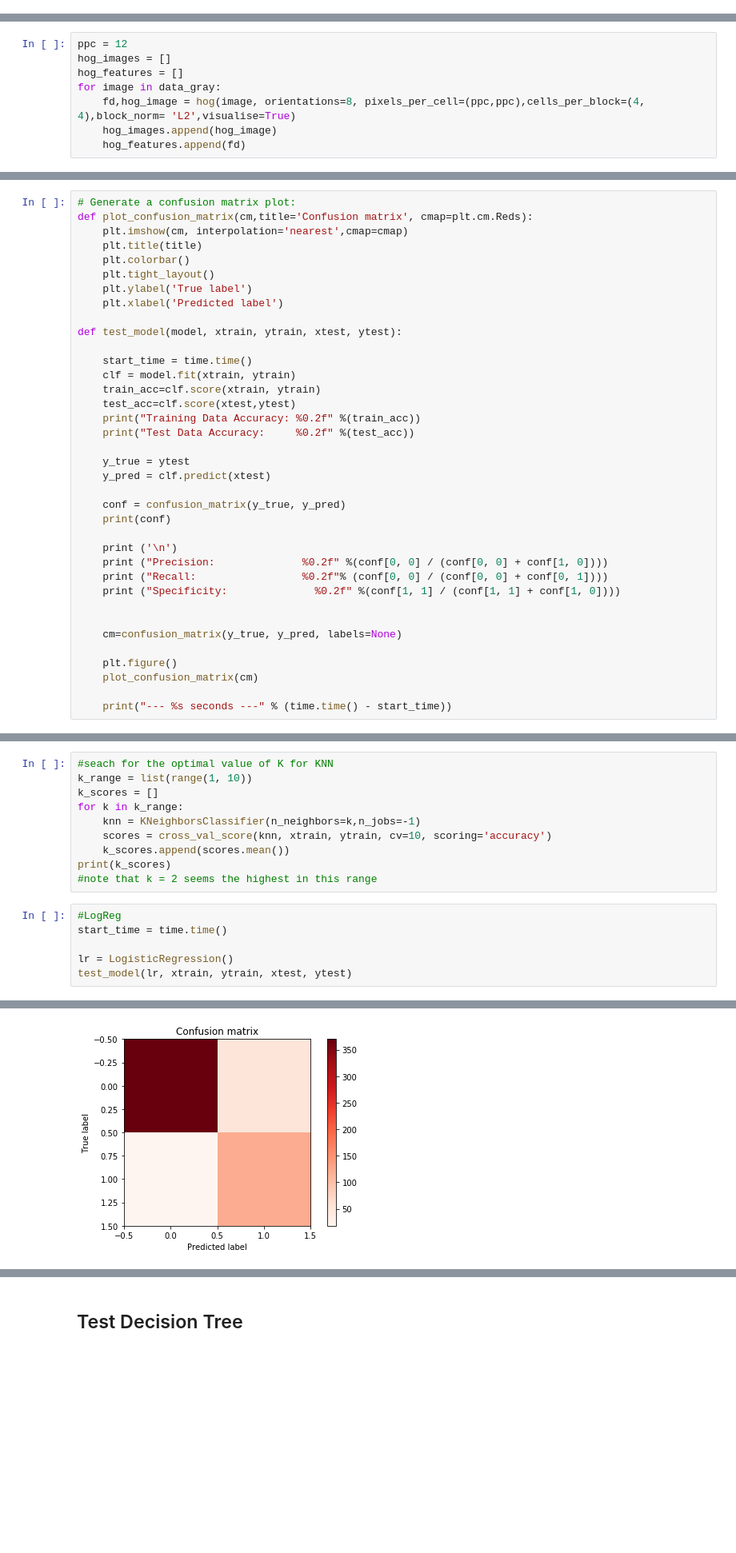
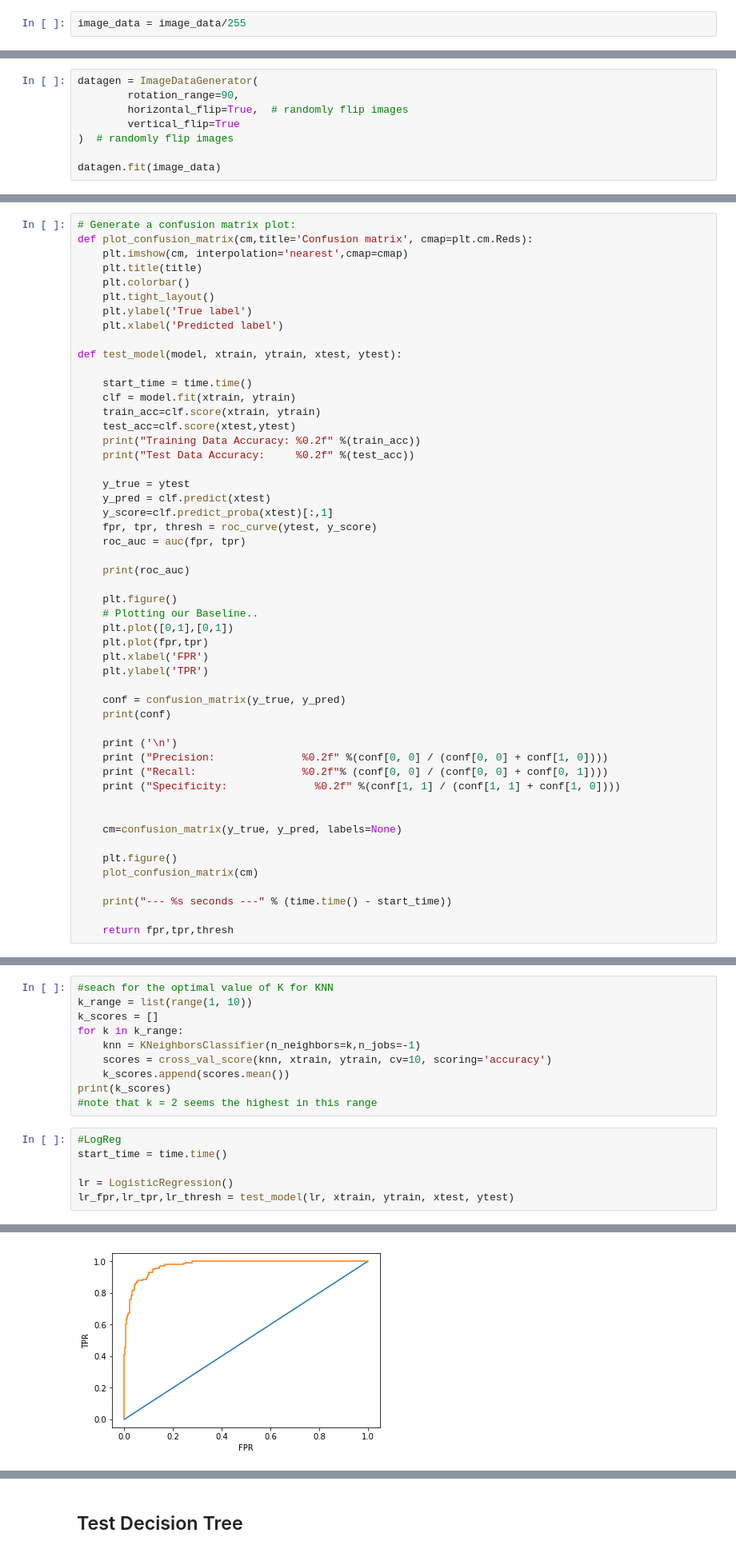
Before and after one commit to NourO93/shipsnet, a Jupyter notebook: Step1-processing-&-model-evaluation.ipynb, the cells around one changed output, grey strips where cells are left out. Shown at 80% size. Drawn from its saved outputs; the diff is of its cells as text; blank space fills up the shorter version.

```diff
--- a/Step1-processing-&-model-evaluation.ipynb
+++ b/Step1-processing-&-model-evaluation.ipynb
@@ -145,0 +120,2 @@ plotHistogram(image_data[-9])
+# %%
+image_data = image_data/255
@@ -145,0 +127,8 @@ plotHistogram(image_data[-9])
+# %%
+datagen = ImageDataGenerator(
+        rotation_range=90,
+        horizontal_flip=True,  # randomly flip images
+        vertical_flip=True
+)  # randomly flip images
+
+datagen.fit(image_data)
@@ -168,8 +143,0 @@ plt.imshow(data_gray[51])
-# %%
-ppc = 12
-hog_images = []
-hog_features = []
-for image in data_gray:
-    fd,hog_image = hog(image, orientations=8, pixels_per_cell=(ppc,ppc),cells_per_block=(4, 4),block_norm= 'L2',visualise=True)
-    hog_images.append(hog_image)
-    hog_features.append(fd)
@@ -227,6 +234,18 @@ def test_model(model, xtrain, ytrain, xtest, ytest):
 
     y_true = ytest
     y_pred = clf.predict(xtest)
+    y_score=clf.predict_proba(xtest)[:,1]
+    fpr, tpr, thresh = roc_curve(ytest, y_score)
+    roc_auc = auc(fpr, tpr)
+
+    print(roc_auc)
+
+    plt.figure()
+    # Plotting our Baseline..
+    plt.plot([0,1],[0,1])
+    plt.plot(fpr,tpr)
+    plt.xlabel('FPR')
+    plt.ylabel('TPR')
 
     conf = confusion_matrix(y_true, y_pred)
     print(conf)
@@ -243,3 +262,5 @@ def test_model(model, xtrain, ytrain, xtest, ytest):
     plot_confusion_matrix(cm)
 
     print("--- %s seconds ---" % (time.time() - start_time))
+
+    return fpr,tpr,thresh
@@ -277,6 +359,6 @@ print(k_scores)
 start_time = time.time()
 
 lr = LogisticRegression()
-test_model(lr, xtrain, ytrain, xtest, ytest)
+lr_fpr,lr_tpr,lr_thresh = test_model(lr, xtrain, ytrain, xtest, ytest)
 # %% [output]
 Training Data Accuracy: 1.00
@@ -293 +375 @@ Specificity:              0.87
-[figure, old version]
+[figure, new version]
```
Also changed, not shown: parts of 37 cells of this notebook, 20 other files.
